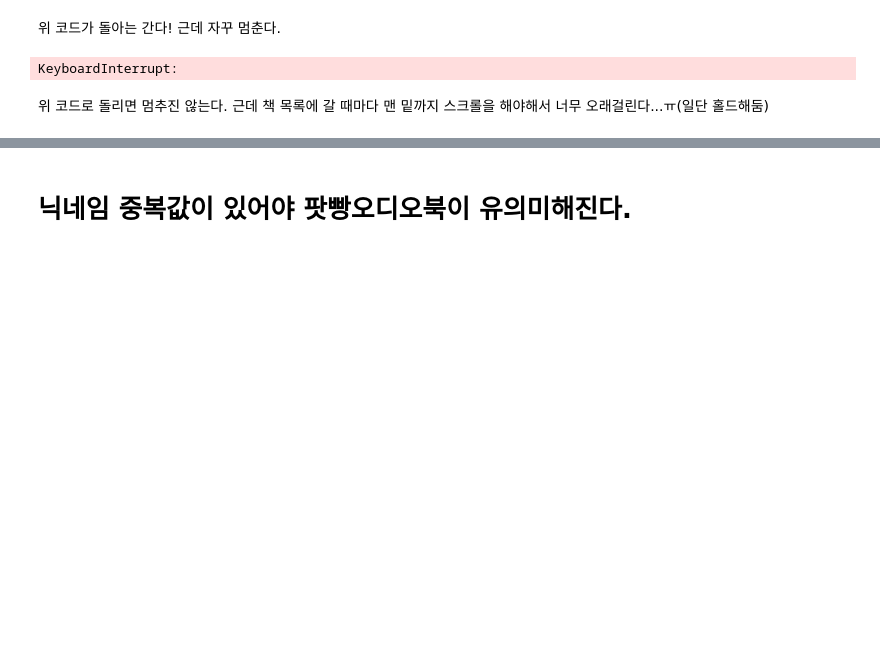
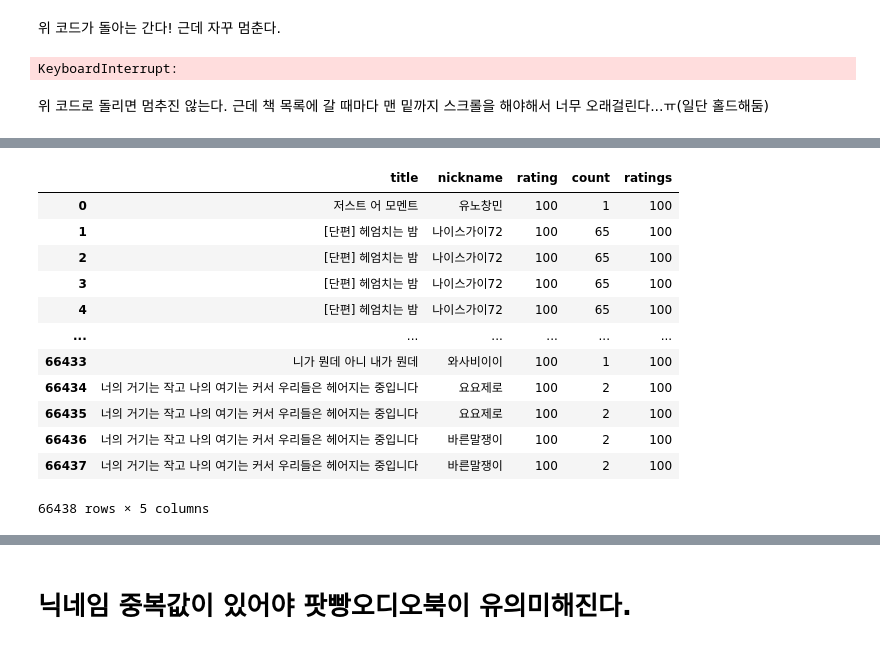
Before and after one commit to dataitgirls4/team_3, a Jupyter notebook: [연습용] Scraping_PodppangAudiobook_test.ipynb, the cells around one changed output, grey strips where cells are left out. Saved outputs shown, nothing was run; the diff lists cells and outputs as text; code cells hidden in the pictures; blank space fills up the shorter version.

Commit message:
more data

```diff
--- a/[연습용] Scraping_PodppangAudiobook.ipynb
+++ b/[연습용] Scraping_PodppangAudiobook_test.ipynb
@@ -528,0 +518,5 @@ nickname
+# %%
+counts = booklist.groupby('title').count()
+counts = counts.reset_index().drop('rating', axis=1)
+counts.columns = ['title', 'count']
+counts
@@ -528,0 +534,3 @@ nickname
+# %%
+booklist2=pd.merge(booklist, counts)
+booklist2
@@ -528,0 +568,3 @@ nickname
+# %%
+ratings = list(map(int, rating))
+ratings
@@ -528,0 +589,6 @@ nickname
+# %%
+rating_mean = pd.DataFrame({
+    'title':title,
+    'ratings':ratings
+})
+rating_mean
@@ -528,0 +623,17 @@ nickname
+# %%
+booklist3=pd.merge(booklist2, rating_mean)
+booklist3
+# %% [output]
+|  | title | nickname | rating | count | ratings |
+| 0 | 저스트 어 모멘트 | 유노창민 | 100 | 1 | 100 |
+| 1 | [단편] 헤엄치는 밤 | 나이스가이72 | 100 | 65 | 100 |
+| 2 | [단편] 헤엄치는 밤 | 나이스가이72 | 100 | 65 | 100 |
+| 3 | [단편] 헤엄치는 밤 | 나이스가이72 | 100 | 65 | 100 |
+| 4 | [단편] 헤엄치는 밤 | 나이스가이72 | 100 | 65 | 100 |
+| ... | ... | ... | ... | ... | ... |
+| 66433 | 니가 뭔데 아니 내가 뭔데 | 와사비이이 | 100 | 1 | 100 |
+| 66434 | 너의 거기는 작고 나의 여기는 커서 우리들은 헤어지는 중입니다 | 요요제로 | 100 | 2 | 100 |
+| 66435 | 너의 거기는 작고 나의 여기는 커서 우리들은 헤어지는 중입니다 | 요요제로 | 100 | 2 | 100 |
+| 66436 | 너의 거기는 작고 나의 여기는 커서 우리들은 헤어지는 중입니다 | 바른말쟁이 | 100 | 2 | 100 |
+| 66437 | 너의 거기는 작고 나의 여기는 커서 우리들은 헤어지는 중입니다 | 바른말쟁이 | 100 | 2 | 100 |
+66438 rows × 5 columns
```
Also changed, not shown: parts of 26 cells of this notebook, 1 other file.
